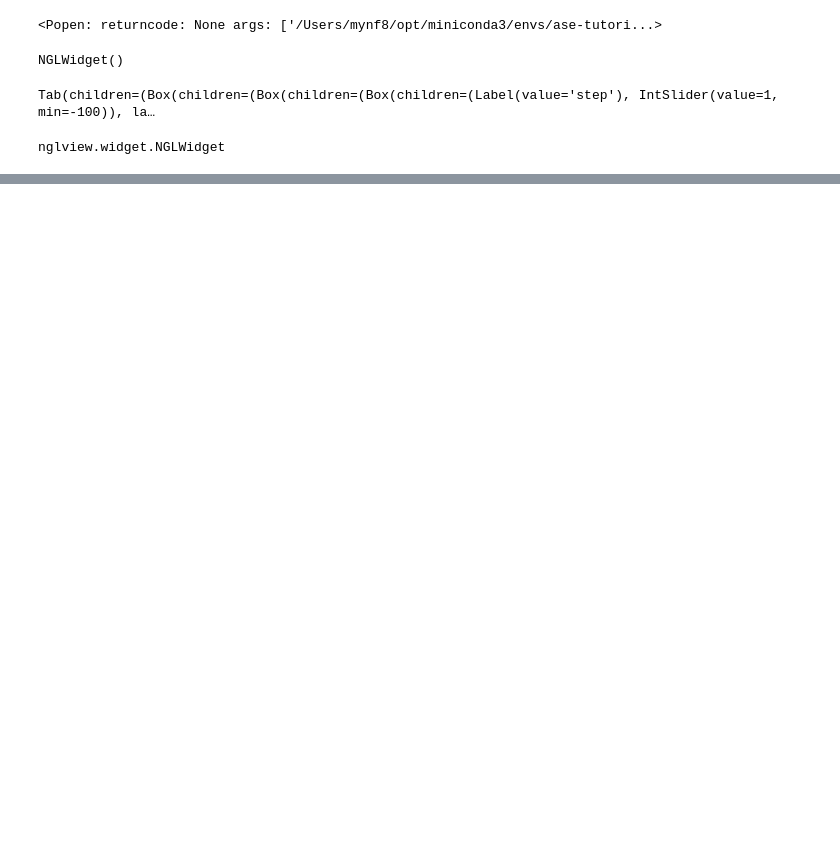
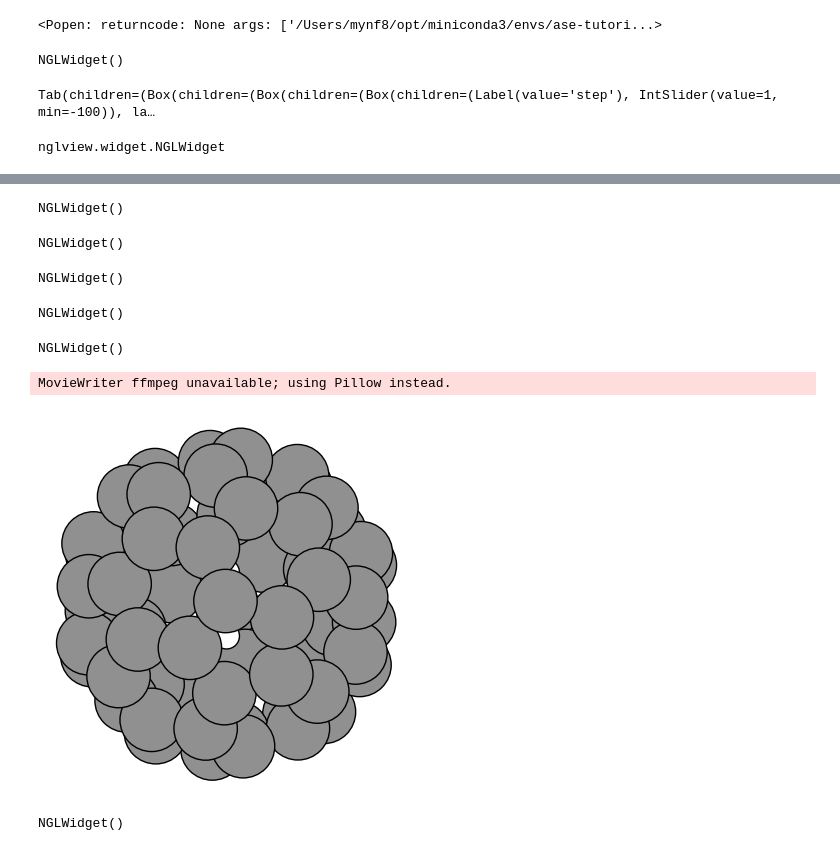
Before and after one commit to ASE-Workshop-2023/tutorial, a Jupyter notebook: development/walkthrough_LW.ipynb, the cells around one changed output, grey strips where cells are left out. Drawn from its saved outputs; the diff is of its cells as text; code cells hidden in the pictures; blank space fills up the shorter version.

```diff
--- a/development/walkthrough_LW.ipynb
+++ b/development/walkthrough_LW.ipynb
@@ -79,0 +194,4 @@ view._display_image()
+# %%
+si_prim = ase.build.bulk('Si')
+show(si_prim)
+print(si_prim.cell)
@@ -79,0 +223,2 @@ view._display_image()
+# %%
+x = ase.build.find_optimal_cell_shape(si_prim.cell, 4, 'sc', verbose=True)
@@ -79,0 +287,74 @@ view._display_image()
+# %%
+zinc_indices = [i for i, atom in enumerate(crystal) if atom.symbol == 'Zn']
+zinc_sublattice = crystal[zinc_indices]
+show(zinc_sublattice)
+# %% [output]
+NGLWidget()
+# %%
+from ase import Atom
+composite = zinc_sublattice.copy()
+composite.append(Atom('He', position=(1.34675, 4.04025, 4.04025)))
+show(composite)
+# %% [output]
+NGLWidget()
+# %%
+zinc_vacancy = crystal.copy()
+del zinc_vacancy[0]
+show(zinc_vacancy)
+# %% [output]
+NGLWidget()
+# %%
+antisite = crystal.copy()
+antisite.positions[[0, 1]] = antisite.positions[[1, 0]]
+show(antisite)
+# %% [output]
+NGLWidget()
+# %%
+sulfur_indices = [i for i, atom in enumerate(crystal) if atom.symbol == 'S']
+sulfur_sublattice = crystal[sulfur_indices]
+sulfur_sublattice.translate([.3, 0., 0.])
+show(zinc_sublattice + sulfur_sublattice)
+# %% [output]
+NGLWidget()
+# %%
+water = ase.build.molecule('H2O')
+water.center()
+
+bucky = ase.build.molecule('C60')
+bucky.center()
+
+start_atom = 36
+distances = bucky.get_all_distances()[start_atom]
+sorted_bucky_indices = sorted(enumerate(distances),
+                               key = (lambda x: x[1]))
+sorted_bucky_indices = [i for i, _ in sorted_bucky_indices]
+sorted_bucky = bucky[sorted_bucky_indices]
+
+frames = [water.copy()]
+
+for i in range(len(sorted_bucky)):
+     frames.append(water + sorted_bucky[:i + 1])
+
+from ase.io.animation import write_gif
+
+_ = write_gif('wrapped_molecule.gif', frames)
+# %% [output]
+MovieWriter ffmpeg unavailable; using Pillow instead.
+[figure, added]
+# %%
+from ase import Atoms
+from ase.calculators.emt import EMT
+
+def make_wire(spacing: float = 2.5,
+              box_size: float = 10.0) -> Atoms:
+
+    wire = Atoms('Au',
+                 positions=[[0., box_size / 2, box_size / 2]],
+                 cell=[spacing, box_size, box_size],
+                 pbc=[True, False, False])
+    return wire
+
+atoms = make_wire()
+show(atoms)
+# %% [output]
+NGLWidget()
```
Also changed, not shown: parts of 47 cells of this notebook, 5 other files.
